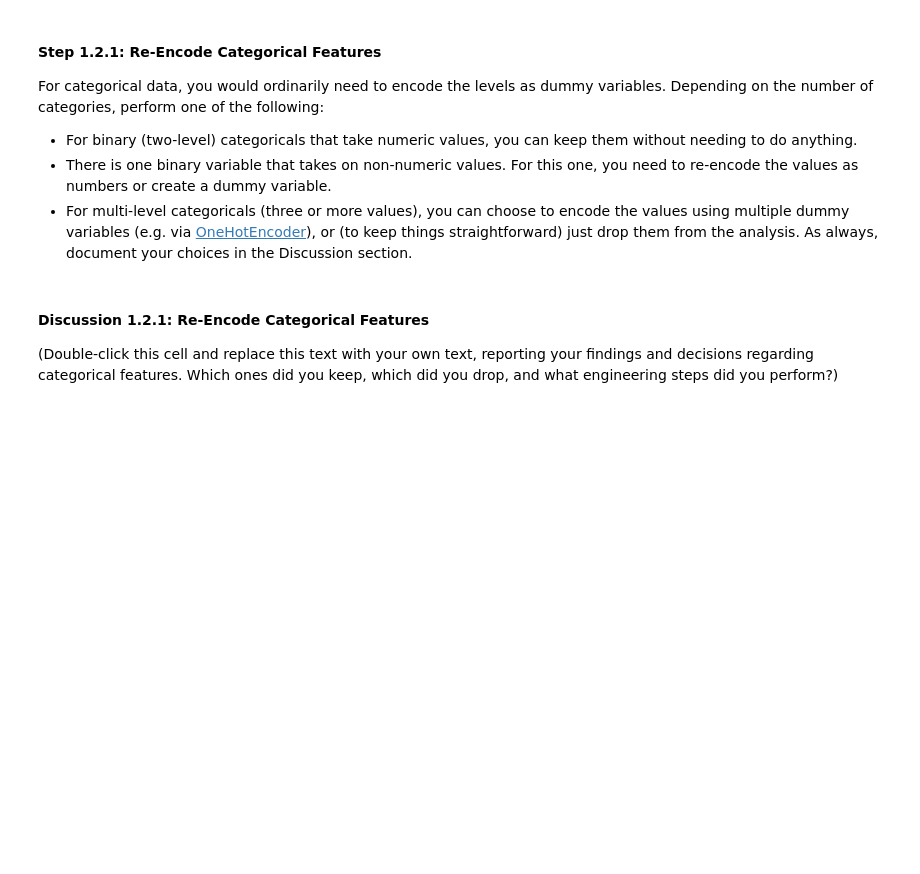
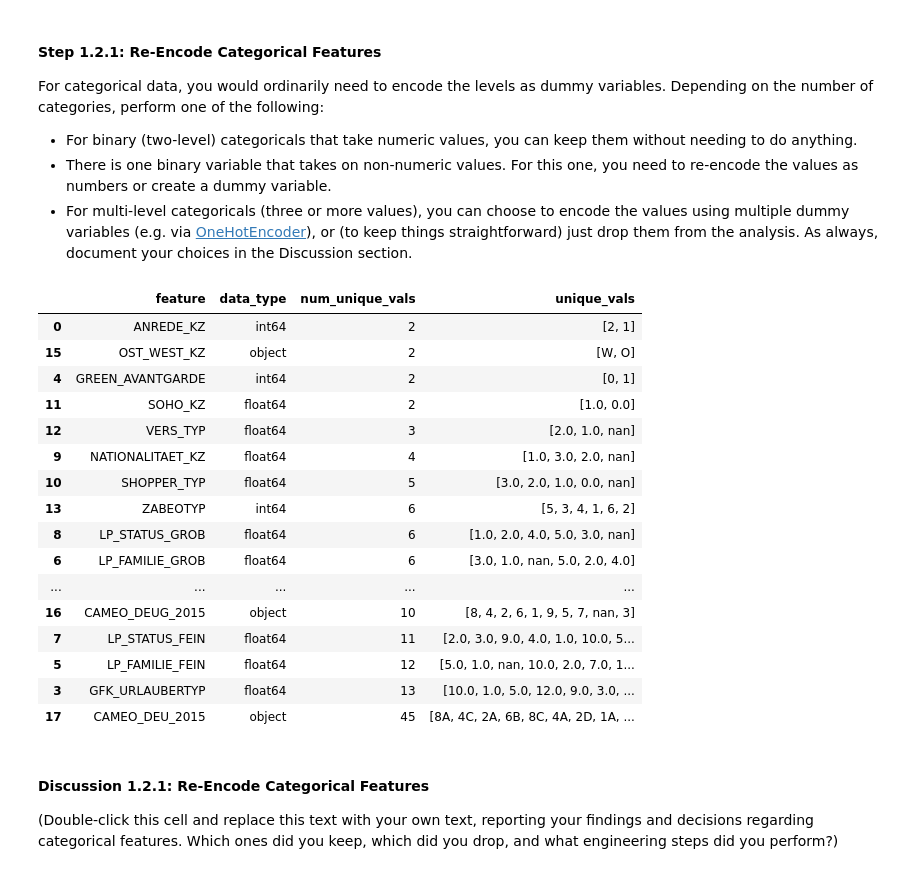
Before and after one commit to joshtice/Udacity_clustering_project, a Jupyter notebook: Identify_Customer_Segments.ipynb, the cells around one changed output. Cells and saved outputs as stored; diff of their text form; code cells hidden in the pictures; blank space fills up the shorter version.

```diff
--- a/Identify_Customer_Segments.ipynb
+++ b/Identify_Customer_Segments.ipynb
@@ -82,7 +81,7 @@ The fourth column of the feature attributes summary (loaded in above as `feat_in
 
 **As one more reminder, you are encouraged to add additional cells to break up your analysis into manageable chunks.**
 # %%
-unknowns = pd.read_csv('AZDIAS_Feature_Summary.csv', sep=';')
+unknowns = pd.DataFrame(feat_info)
 unknowns.missing_or_unknown = unknowns.missing_or_unknown.str.strip('[]').str.split(',')
 unknowns.head()
 # %% [output]
@@ -302,3 +305,39 @@ For categorical data, you would ordinarily need to encode the levels as dummy va
+# %%
+# Assess categorical variables: which are binary, which are multi-level, and
+# which one needs to be re-encoded?
+
+cat_features = feat_info.loc[feat_info['attribute'].isin(azdias_low_nans.columns)]
+cat_features = cat_features.loc[cat_features['type'] == 'categorical']
+cat_features = cat_features.attribute.tolist()
+
+cat_feat_info = []
+for feature in cat_features:
+    dtype = azdias_low_nans[feature].dtype
+    unique_vals = azdias_low_nans[feature].unique()
+    num_unique_vals = len(unique_vals)
+    cat_feat_info.append((feature, dtype, num_unique_vals, unique_vals))
+
+columns=['feature', 'data_type', 'num_unique_vals', 'unique_vals']
+cat_feat_info = pd.DataFrame(cat_feat_info, columns=columns)
+cat_feat_info.sort_values(by='num_unique_vals')
+# %% [output]
+|  | feature | data_type | num_unique_vals | unique_vals |
+| 0 | ANREDE_KZ | int64 | 2 | [2, 1] |
+| 15 | OST_WEST_KZ | object | 2 | [W, O] |
+| 4 | GREEN_AVANTGARDE | int64 | 2 | [0, 1] |
+| 11 | SOHO_KZ | float64 | 2 | [1.0, 0.0] |
+| 12 | VERS_TYP | float64 | 3 | [2.0, 1.0, nan] |
+| 9 | NATIONALITAET_KZ | float64 | 4 | [1.0, 3.0, 2.0, nan] |
+| 10 | SHOPPER_TYP | float64 | 5 | [3.0, 2.0, 1.0, 0.0, nan] |
+| 13 | ZABEOTYP | int64 | 6 | [5, 3, 4, 1, 6, 2] |
+| 8 | LP_STATUS_GROB | float64 | 6 | [1.0, 2.0, 4.0, 5.0, 3.0, nan] |
+| 6 | LP_FAMILIE_GROB | float64 | 6 | [3.0, 1.0, nan, 5.0, 2.0, 4.0] |
+| ... | ... | ... | ... | ... |
+| 16 | CAMEO_DEUG_2015 | object | 10 | [8, 4, 2, 6, 1, 9, 5, 7, nan, 3] |
+| 7 | LP_STATUS_FEIN | float64 | 11 | [2.0, 3.0, 9.0, 4.0, 1.0, 10.0, 5... |
+| 5 | LP_FAMILIE_FEIN | float64 | 12 | [5.0, 1.0, nan, 10.0, 2.0, 7.0, 1... |
+| 3 | GFK_URLAUBERTYP | float64 | 13 | [10.0, 1.0, 5.0, 12.0, 9.0, 3.0, ... |
+| 17 | CAMEO_DEU_2015 | object | 45 | [8A, 4C, 2A, 6B, 8C, 4A, 2D, 1A, ... |
 # %%
 # Re-encode categorical variable(s) to be kept in the analysis.
 # %% [markdown]
```
Also changed, not shown: parts of 4 cells of this notebook.
